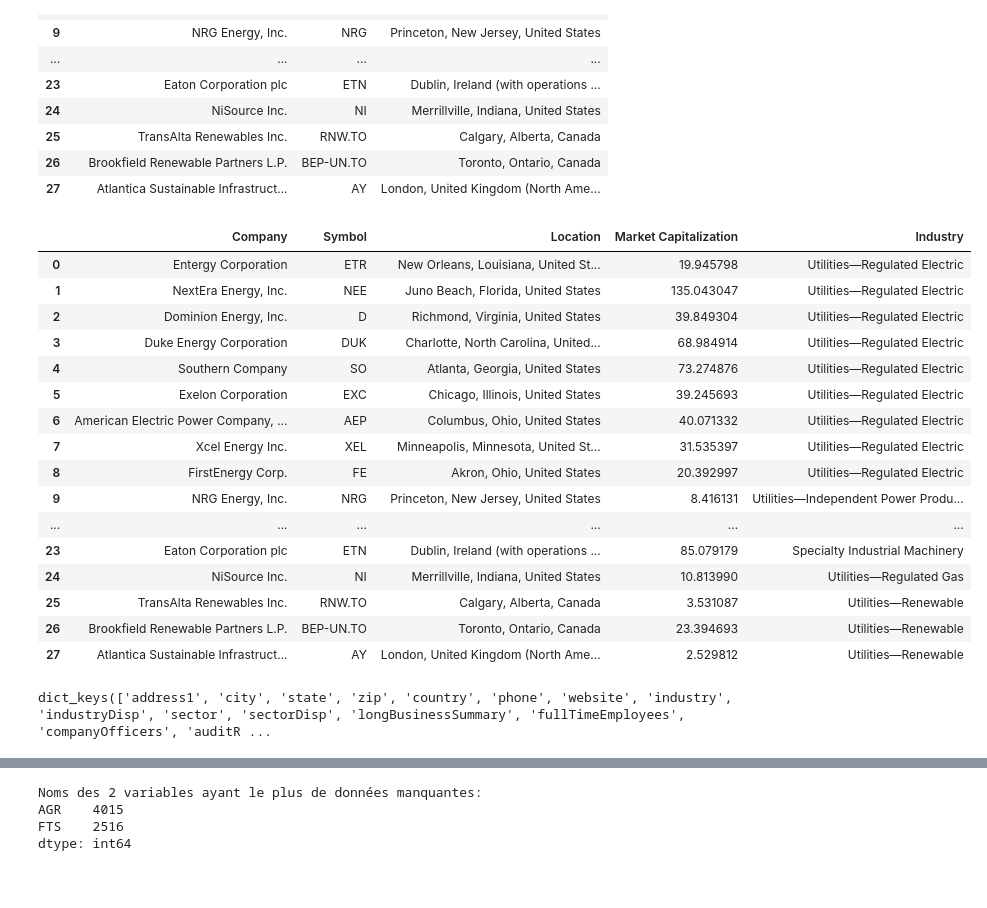
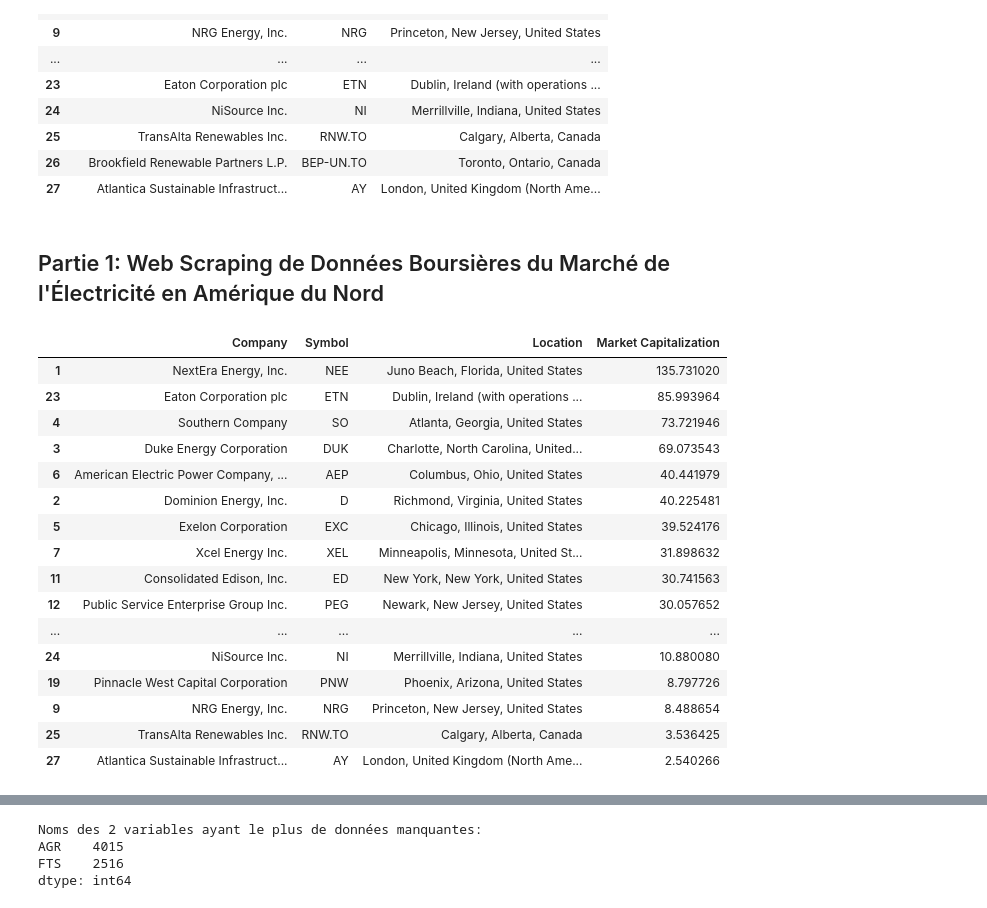
Before and after one commit to youssouMat8186/Series_te, a Jupyter notebook: Prédictions_Actions_Marche_Energetique_08_21.ipynb, the cells around one changed output, grey strips where cells are left out. Drawn from its saved outputs; the diff is of its cells as text; code cells hidden in the pictures; blank space fills up the shorter version.

```diff
--- a/Prédictions_Actions_Marche_Energetique_08_21.ipynb
+++ b/Prédictions_Actions_Marche_Energetique_08_21.ipynb
@@ -62,46 +62,36 @@ Electric_Company
 | 25 | TransAlta Renewables Inc. | RNW.TO | Calgary, Alberta, Canada |
 | 26 | Brookfield Renewable Partners L.P. | BEP-UN.TO | Toronto, Ontario, Canada |
 | 27 | Atlantica Sustainable Infrastruct... | AY | London, United Kingdom (North Ame... |
+# %% [markdown]
+## Partie 1: Web Scraping de Données Boursières du Marché de l'Électricité en Amérique du Nord
 # %%
 Symbols = Electric_Company['Symbol'].to_list()
 cap=[]
 industry = []
 for symbol in Symbols:
     stock = yf.Ticker(symbol)
     info = stock.info
     cap.append(info['marketCap'])
-    industry.append(info['industry'])
+    #industry.append(info['industry'])
 Electric_Company['Market Capitalization'] = cap
 Electric_Company['Market Capitalization'] = Electric_Company['Market Capitalization']/1000000000
-Electric_Company['Industry'] = industry
-Electric_Company
+#Electric_Company['Industry'] = industry
+Electric_Company.sort_values(by = 'Market Capitalization', ascending = False)
 # %% [output]
-|  | Company | Symbol | Location | Market Capitalization | Industry |
-| 0 | Entergy Corporation | ETR | New Orleans, Louisiana, United St... | 19.945798 | Utilities—Regulated Electric |
-| 1 | NextEra Energy, Inc. | NEE | Juno Beach, Florida, United States | 135.043047 | Utilities—Regulated Electric |
-| 2 | Dominion Energy, Inc. | D | Richmond, Virginia, United States | 39.849304 | Utilities—Regulated Electric |
-| 3 | Duke Energy Corporation | DUK | Charlotte, North Carolina, United... | 68.984914 | Utilities—Regulated Electric |
-| 4 | Southern Company | SO | Atlanta, Georgia, United States | 73.274876 | Utilities—Regulated Electric |
-| 5 | Exelon Corporation | EXC | Chicago, Illinois, United States | 39.245693 | Utilities—Regulated Electric |
-| 6 | American Electric Power Company, ... | AEP | Columbus, Ohio, United States | 40.071332 | Utilities—Regulated Electric |
-| 7 | Xcel Energy Inc. | XEL | Minneapolis, Minnesota, United St... | 31.535397 | Utilities—Regulated Electric |
-| 8 | FirstEnergy Corp. | FE | Akron, Ohio, United States | 20.392997 | Utilities—Regulated Electric |
-| 9 | NRG Energy, Inc. | NRG | Princeton, New Jersey, United States | 8.416131 | Utilities—Independent Power Produ... |
-| ... | ... | ... | ... | ... | ... |
-| 23 | Eaton Corporation plc | ETN | Dublin, Ireland (with operations ... | 85.079179 | Specialty Industrial Machinery |
-| 24 | NiSource Inc. | NI | Merrillville, Indiana, United States | 10.813990 | Utilities—Regulated Gas |
-| 25 | TransAlta Renewables Inc. | RNW.TO | Calgary, Alberta, Canada | 3.531087 | Utilities—Renewable |
-| 26 | Brookfield Renewable Partners L.P. | BEP-UN.TO | Toronto, Ontario, Canada | 23.394693 | Utilities—Renewable |
-| 27 | Atlantica Sustainable Infrastruct... | AY | London, United Kingdom (North Ame... | 2.529812 | Utilities—Renewable |
+|  | Company | Symbol | Location | Market Capitalization |
+| 1 | NextEra Energy, Inc. | NEE | Juno Beach, Florida, United States | 135.731020 |
+| 23 | Eaton Corporation plc | ETN | Dublin, Ireland (with operations ... | 85.993964 |
+| 4 | Southern Company | SO | Atlanta, Georgia, United States | 73.721946 |
+| 3 | Duke Energy Corporation | DUK | Charlotte, North Carolina, United... | 69.073543 |
+| 6 | American Electric Power Company, ... | AEP | Columbus, Ohio, United States | 40.441979 |
+| 2 | Dominion Energy, Inc. | D | Richmond, Virginia, United States | 40.225481 |
+| 5 | Exelon Corporation | EXC | Chicago, Illinois, United States | 39.524176 |
+| 7 | Xcel Energy Inc. | XEL | Minneapolis, Minnesota, United St... | 31.898632 |
+| 11 | Consolidated Edison, Inc. | ED | New York, New York, United States | 30.741563 |
+| 12 | Public Service Enterprise Group Inc. | PEG | Newark, New Jersey, United States | 30.057652 |
+| ... | ... | ... | ... | ... |
+| 24 | NiSource Inc. | NI | Merrillville, Indiana, United States | 10.880080 |
+| 19 | Pinnacle West Capital Corporation | PNW | Phoenix, Arizona, United States | 8.797726 |
+| 9 | NRG Energy, Inc. | NRG | Princeton, New Jersey, United States | 8.488654 |
+| 25 | TransAlta Renewables Inc. | RNW.TO | Calgary, Alberta, Canada | 3.536425 |
+| 27 | Atlantica Sustainable Infrastruct... | AY | London, United Kingdom (North Ame... | 2.540266 |
-# %%
-import yfinance as yf
-
-symbol = "NEE"  # Remplacez par le symbole boursier approprié
-stock = yf.Ticker(symbol)
-info = stock.info
-#pd.DataFrame(info)
-#print(len(info))
-#Affichez les clés disponibles dans le dictionnaire info
-print(info.keys())
-# %% [output]
-dict_keys(['address1', 'city', 'state', 'zip', 'country', 'phone', 'website', 'industry', 'industryDisp', 'sector', 'sectorDisp', 'longBusinessSummary', 'fullTimeEmployees', 'companyOfficers', 'auditR ...
```
Also changed, not shown: parts of 10 cells of this notebook.
